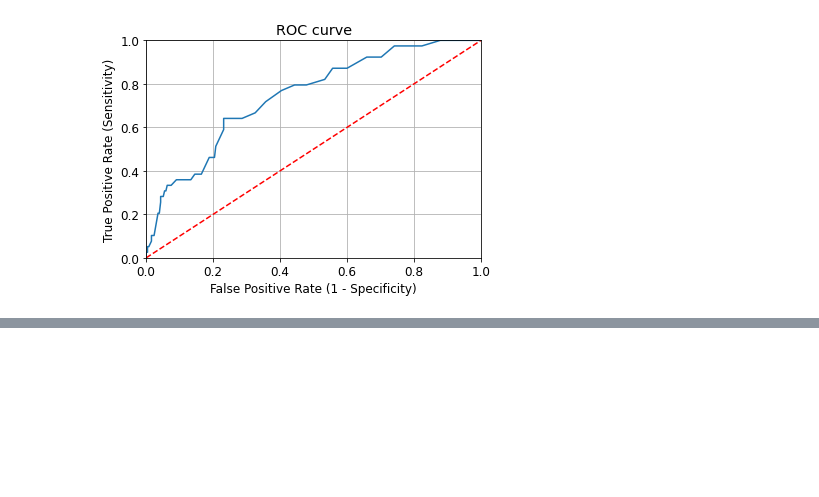
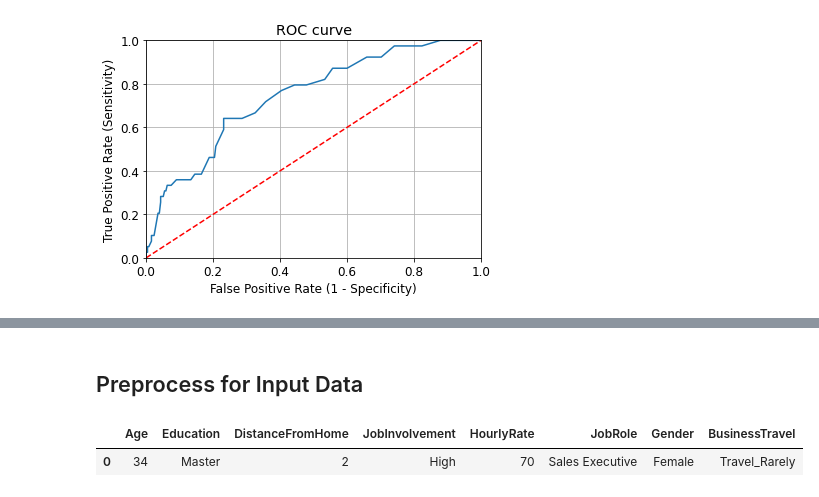
Before and after one commit to SanabuW/attrition_ML, a Jupyter notebook: ml_models/prediction_model3.ipynb, the cells around one changed output, grey strips where cells are left out. Saved outputs shown, nothing was run; the diff lists cells and outputs as text; code cells hidden in the pictures; blank space fills up the shorter version.

```diff
--- a/ml_models/prediction_model3.ipynb
+++ b/ml_models/prediction_model3.ipynb
@@ -529,0 +574,18 @@ with open('attrition_prediction_model.bin', 'wb') as f_out:
+# %% [markdown]
+## Preprocess for Input Data
+# %%
+data_new_X = {"Age": 34,
+    "Education": "Master",
+    "DistanceFromHome": 2,
+    "JobInvolvement": "High",
+    "HourlyRate": 70,
+    "JobRole": "Sales Executive",
+    "Gender": "Female",
+    "BusinessTravel": "Travel_Rarely"
+    }
+
+data_new_X_df = pd.DataFrame(data_new_X, index=[0])
+data_new_X_df
+# %% [output]
+|  | Age | Education | DistanceFromHome | JobInvolvement | HourlyRate | JobRole | Gender | BusinessTravel |
+| 0 | 34 | Master | 2 | High | 70 | Sales Executive | Female | Travel_Rarely |
```
Also changed, not shown: parts of 54 cells of this notebook, 2 other files.
